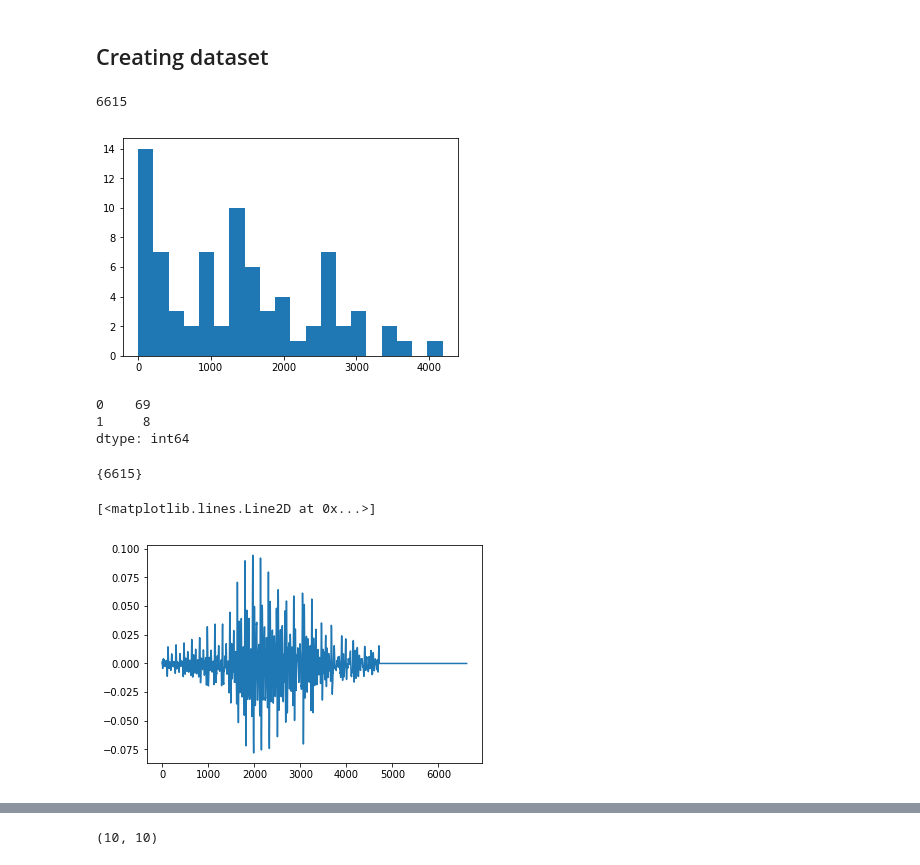
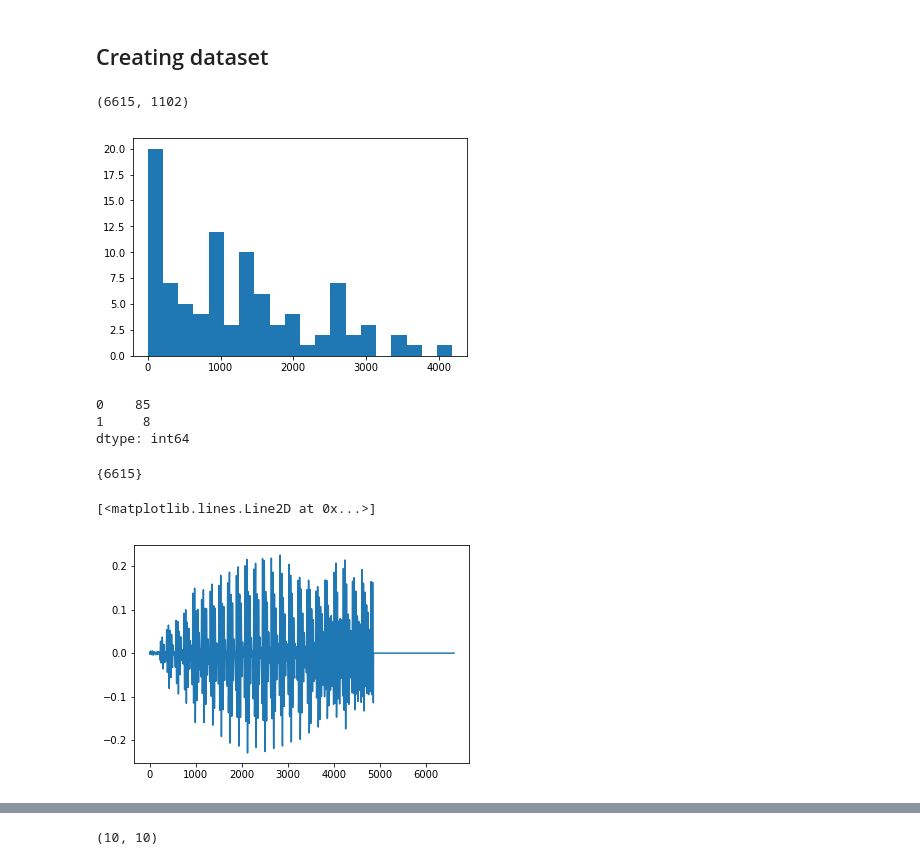
Before and after one commit to EvgenyKashin/SpeechRectification, a Jupyter notebook: notebooks/DatasetPreparingIntervals.ipynb, the cells around one changed output, grey strips where cells are left out. Drawn from its saved outputs; the diff is of its cells as text; code cells hidden in the pictures.

Commit message:
More data efficient slicing

```diff
--- a/notebooks/DatasetPreparingIntervals.ipynb
+++ b/notebooks/DatasetPreparingIntervals.ipynb
@@ -21,7 +21,10 @@ praat_annotation_paths = ['../annotations/lavina_class.TextGrid',
                           '../annotations/gomes.TextGrid',
                           '../annotations/ksenia.TextGrid',
                           '../annotations/dashka.TextGrid',
-                          '../annotations/cursach1.TextGrid']
+                          '../annotations/cursach1.TextGrid',
+#                           '../annotations/vika1.TextGrid',
+#                           '../annotations/vika2.TextGrid']
+                         ]
 # %%
 def get_elan_annotations(paths):
     dfs = []
@@ -100,7 +103,9 @@ audio_paths = [
     '../audio/gomes.m4a',
     '../audio/ksenia.m4a',
     '../audio/dashka.m4a',
-    '../audio/cursach1.3gpp'
+    '../audio/cursach1.3gpp',
+#     '../audio/vika1.m4a',
+#     '../audio/vika2.3gpp'
 ]
 # %%
 def get_audios(paths):
@@ -156,12 +161,12 @@ librosa.output.write_wav('../demo/label_c_tmp.wav', merged_data_a, sr)
 interval_time = 0.3
 interval_len = librosa.time_to_samples(interval_time)[0]
 
-# step_time = 0.05
-# step_len = librosa.time_to_samples(step_time)[0]
+step_time = 0.05
+step_len = librosa.time_to_samples(step_time)[0]
 # %%
-interval_len
+interval_len, step_len
 # %% [output]
-6615
+(6615, 1102)
 # %%
 def get_label_data(annotation, audio, labels, sr=22050):
     data = []
@@ -177,24 +182,30 @@ def get_label_data(annotation, audio, labels, sr=22050):
                                                                label].finish.values, sr)
         for s, f in zip(start_samples_indxs, finish_samples_indxs):
             n = f - s
-            if n >= interval_len:
-                data.append(np.array(audio[s:s + interval_len]))
+            i = 0
+            while n >= interval_len:
+                crop = np.array(audio[s + i * step_len:s + i * step_len + interval_len])
+                data.append(crop)
+                n -= step_len
+                i += 1
                 addings.append(0)
-            elif n < interval_len:
-                data.append(np.pad(audio[s:f], (0, interval_len - n), 'mean')) # wrap
+                targets.append(l)
+            if n < interval_len:
+                data.append(np.pad(audio[s + i * step_len:f], (0, interval_len - n),
+                                   'mean'))
                 addings.append(interval_len - n)
-            targets.append(l)
+                targets.append(l)
     return data, targets, addings
 # %%
 d, t, a = get_label_data(annotations[-1], audios[-1], ['a', 'b'])
 # %%
 plt.hist(a, bins=20);
 # %% [output]
-[figure, old version]
+[figure, new version]
 # %%
 pd.Series.value_counts(t)
 # %% [output]
-0    69
+0    85
 1     8
 dtype: int64
 # %%
@@ -202,10 +213,10 @@ set([len(dd) for dd in d])
 # %% [output]
 {6615}
 # %%
-plt.plot(d[-2])
+plt.plot(d[-10])
 # %% [output]
 [<matplotlib.lines.Line2D at 0x...>]
-[figure, old version]
+[figure, new version]
 # %%
 from IPython.display import Audio
 # %%
```
Also changed, not shown: parts of 12 cells of this notebook, 2 other files.
